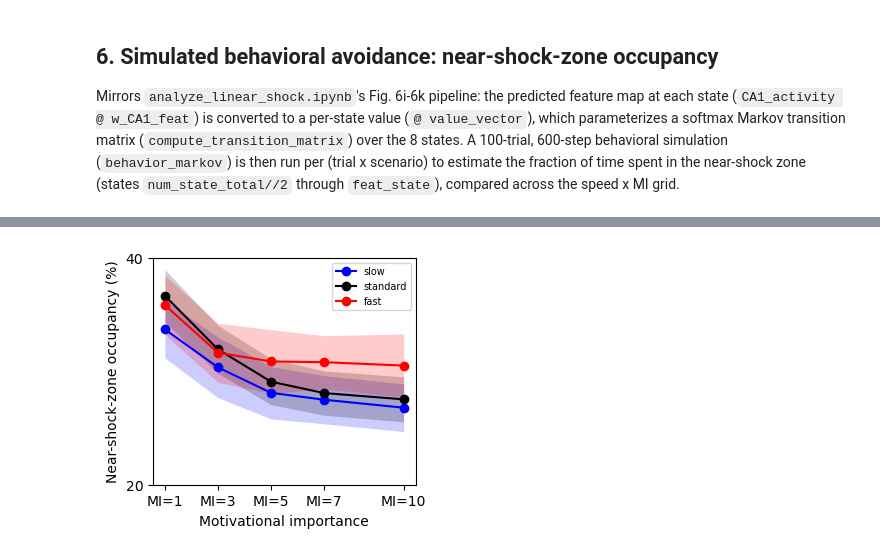
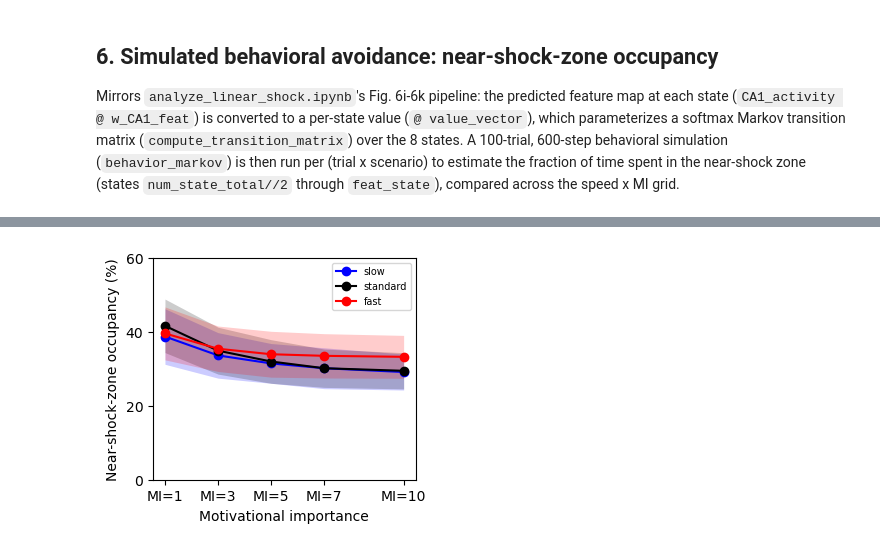
Before and after one commit to suhee-cho/Rapid_Learning_Cognitive_Map, a Jupyter notebook: code/FigS7_factorial_control.ipynb, the cells around one changed output, grey strips where cells are left out. Saved outputs shown, nothing was run; the diff lists cells and outputs as text; code cells hidden in the pictures.

```diff
--- a/code/FigS7_factorial_control.ipynb
+++ b/code/FigS7_factorial_control.ipynb
@@ -81,7 +76,7 @@ scenarios = list(scenario_file.keys())
 
 feat_state = num_state_total - 1  # 0-indexed shock state (state 8 on 1-indexed plot axes)
 feat_idx = 1                      # shock-cue channel in MI_vector / feature_speed / error_list
-before_label = "simul_trial_3_exp"  # shared, pre-shock-exposure checkpoint (external data root)
+before_label = "lap_3"
 
 all_labels = [before_label] + list(scenario_file.values())
 print("%d conditions per trial:" % len(all_labels), all_labels)
@@ -161,7 +156,7 @@ def detect_place_cells_and_activity(w_CA3_CA1, place_peak_position, CA3_phi_list
     return CA1_activity, CA1_place_fields
 # %%
 place_peak_position = sample_spatial_points(unit_gran)
-CA3_place_fields = load_PF_starts(CA3_PF_path)
+CA3_place_fields = load_PF_starts()
 CA3_phi_list = list(CA3_place_fields.values())
 print("place_peak_position:", place_peak_position.shape, " CA3 place fields:", len(CA3_place_fields))
 
@@ -179,7 +174,7 @@ for seed in tqdm(target_seed):
 
         np.savez_compressed(os.path.join(act_dir, "CA1_activity_%s.npz" % label),
                              CA1_activity=CA1_activity, place_thr_FR=place_thr_FR, unit_gran=unit_gran)
-        save_place_fields(CA1_place_fields, os.path.join(pc_dir, "CA1_PF_%s.pkl" % label))
+        save_place_fields(CA1_place_fields, os.path.join(pc_dir, "CA1_%s.pkl" % label))
 
 print("done in %.1f s" % (time.time() - t0))
 # %% [output]
@@ -355,8 +350,10 @@ expectation `1/num_state_total` (one-sample, one-tailed t-test, as in
 `analyze_linear_shock.ipynb`), then compared across the speed x MI grid.
 # %%
 def place_cell_fraction_at_state(label, seed, state):
-    pc_dir = os.path.join(data_path, folder_root + str(seed), "detected_PC")
-    CA1_PF = load_PF_starts(os.path.join(pc_dir, "CA1_PF_%s.pkl" % label))
+    if label == before_label: root = external_data_root
+    else: root = data_path
+    pc_dir = os.path.join(root, folder_root + str(seed), "detected_PC")
+    CA1_PF = load_PF_starts(os.path.join(pc_dir, "CA1_%s.pkl" % label))
     if len(CA1_PF) == 0:
         return 0.0
     states = np.array([int(pos[1]) for pos in CA1_PF.values()])
@@ -588,7 +585,7 @@ def near_shock_occupancy(label, seed):
 
     occ = np.zeros(num_behav_trial)
     for tt in range(num_behav_trial):
-        trajectory, _, _ = behavior_markov(transition_matrix, total_time=total_time, start_state=0)
+        trajectory, _, _ = behavior_markov(transition_matrix, total_time=total_time, start_state=0, seed=1000*seed)
         occ[tt] = np.mean((trajectory >= near_shock_lo) & (trajectory <= near_shock_hi))
     return occ.mean() * 100
 
@@ -599,13 +596,13 @@ for sp, mi in scenarios:
 # %%
 fig, ax = plt.subplots(1, 1, figsize=(3.5, 3))
 plot_speed_mi_line(ax, SH_occupancy)
 ax.legend(fontsize=7)
 ax.set_ylabel("Near-shock-zone occupancy (%)")
-plt.tight_layout(); ax.set_ylim(20,40); ax.set_yticks(np.arange(20, 41, 20))
-if save_plot: plt.savefig(os.path.join(plot_path, "near_shock_occupancy.png"), dpi=300)
+plt.tight_layout(); ax.set_ylim(0,60); ax.set_yticks(np.arange(0, 61, 20))
+if save_plot: plt.savefig(os.path.join(plot_path, "near_shock_occupancy.svg"))
 plt.show()
 # %% [output]
-[figure, old version]
+[figure, new version]
 # %%
 # Two-way ANOVA on the decay rate `a`: does speed and MI each have an effect
 # independent of the other (main effects), beyond any speed x MI interaction?
```
Also changed, not shown: parts of 10 cells of this notebook, 2 other files.
